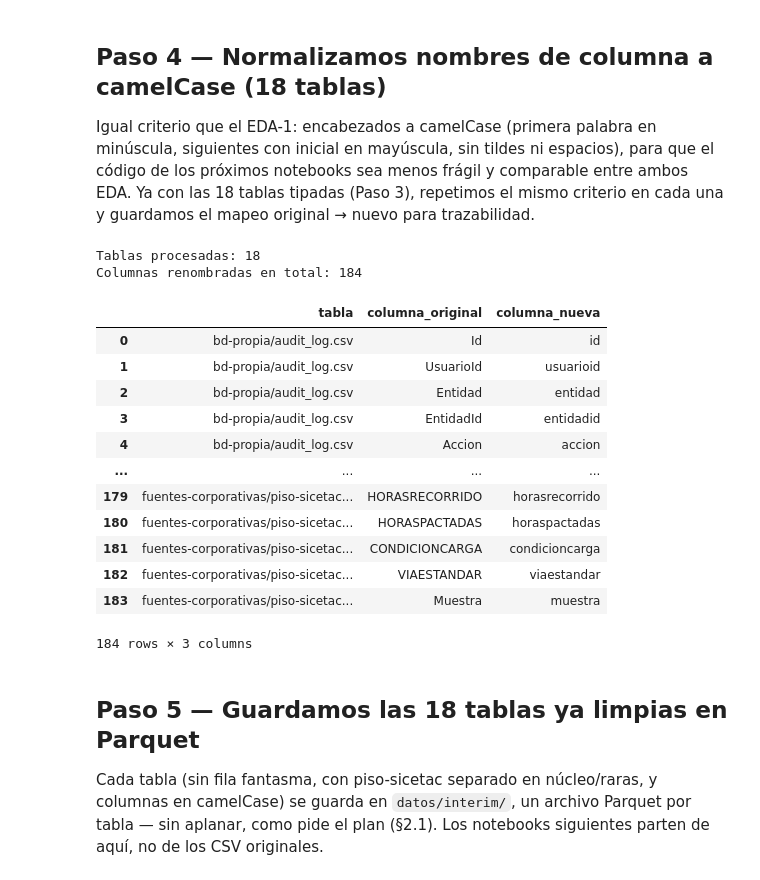
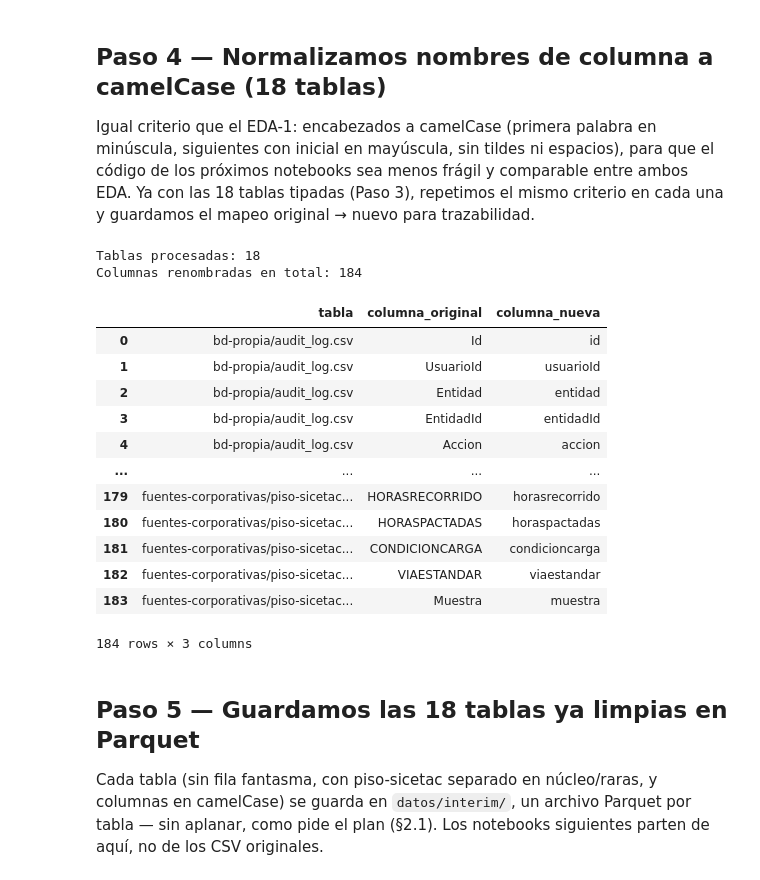
Before and after one commit to InnovacionIA-proyectos/NEXO, a Jupyter notebook: analitica/03-eda-extraccion-4-fuentes/notebooks/00_setup_y_carga.ipynb, the cells around one changed output. Drawn from its saved outputs; the diff is of its cells as text; code cells hidden in the pictures.

```diff
--- a/analitica/03-eda-extraccion-4-fuentes/notebooks/00_setup_y_carga.ipynb
+++ b/analitica/03-eda-extraccion-4-fuentes/notebooks/00_setup_y_carga.ipynb
@@ -438,35 +438,36 @@ criterio en cada una y guardamos el mapeo original → nuevo para trazabilidad.
 # %%
 import re
 import unicodedata
 
 def a_camel_case(nombre):
     sin_tildes = unicodedata.normalize("NFKD", nombre).encode("ascii", "ignore").decode("ascii")
-    palabras = [p for p in re.split(r"[^a-zA-Z0-9]+", sin_tildes) if p]
+    con_separadores = re.sub(r"(?<=[a-z0-9])(?=[A-Z])", " ", sin_tildes)
+    palabras = [p for p in re.split(r"[^a-zA-Z0-9]+", con_separadores) if p]
     primera, *resto = palabras
     return primera.lower() + "".join(p.capitalize() for p in resto)
 
 mapeos_por_tabla = []
 
 for clave, df in tablas_crudas.items():
     mapeo = {col: a_camel_case(col) for col in df.columns}
     nombres_nuevos = list(mapeo.values())
     assert len(nombres_nuevos) == len(set(nombres_nuevos)), f"Colisión de nombres en {clave}: {mapeo}"
     tablas_crudas[clave] = df.rename(columns=mapeo)
     for original, nuevo in mapeo.items():
         mapeos_por_tabla.append({"tabla": clave, "columna_original": original, "columna_nueva": nuevo})
 
 df_mapeo_columnas = pd.DataFrame(mapeos_por_tabla)
 print(f"Tablas procesadas: {len(tablas_crudas)}")
 print(f"Columnas renombradas en total: {len(df_mapeo_columnas)}")
 df_mapeo_columnas
 # %% [output]
 Tablas procesadas: 18
 Columnas renombradas en total: 184
 |  | tabla | columna_original | columna_nueva |
 | 0 | bd-propia/audit_log.csv | Id | id |
-| 1 | bd-propia/audit_log.csv | UsuarioId | usuarioid |
+| 1 | bd-propia/audit_log.csv | UsuarioId | usuarioId |
 | 2 | bd-propia/audit_log.csv | Entidad | entidad |
-| 3 | bd-propia/audit_log.csv | EntidadId | entidadid |
+| 3 | bd-propia/audit_log.csv | EntidadId | entidadId |
 | 4 | bd-propia/audit_log.csv | Accion | accion |
 | ... | ... | ... | ... |
 | 179 | fuentes-corporativas/piso-sicetac... | HORASRECORRIDO | horasrecorrido |
```
Also changed, not shown: parts of 1 cell of this notebook, 19 other files.
